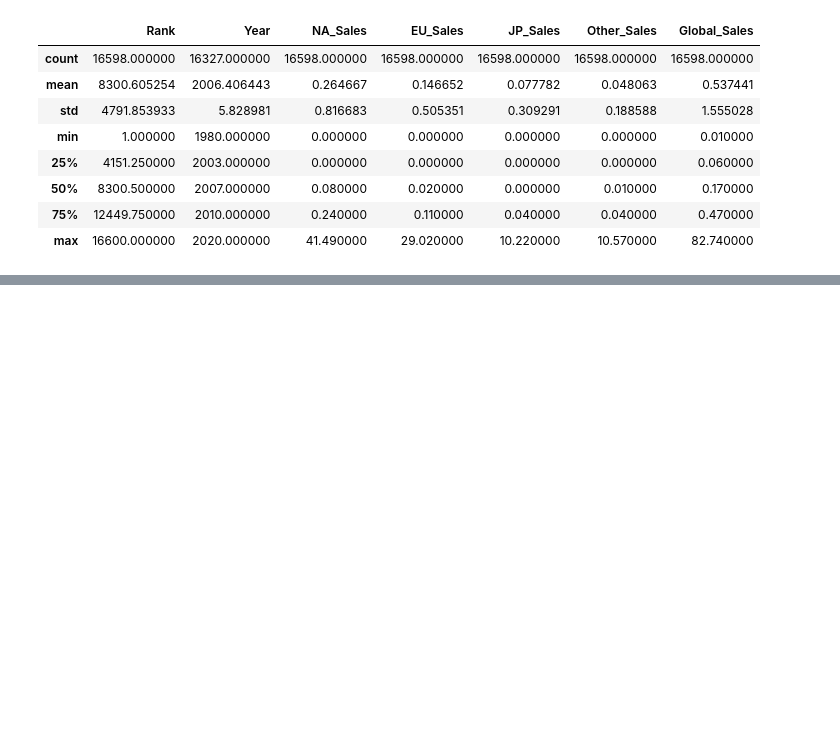
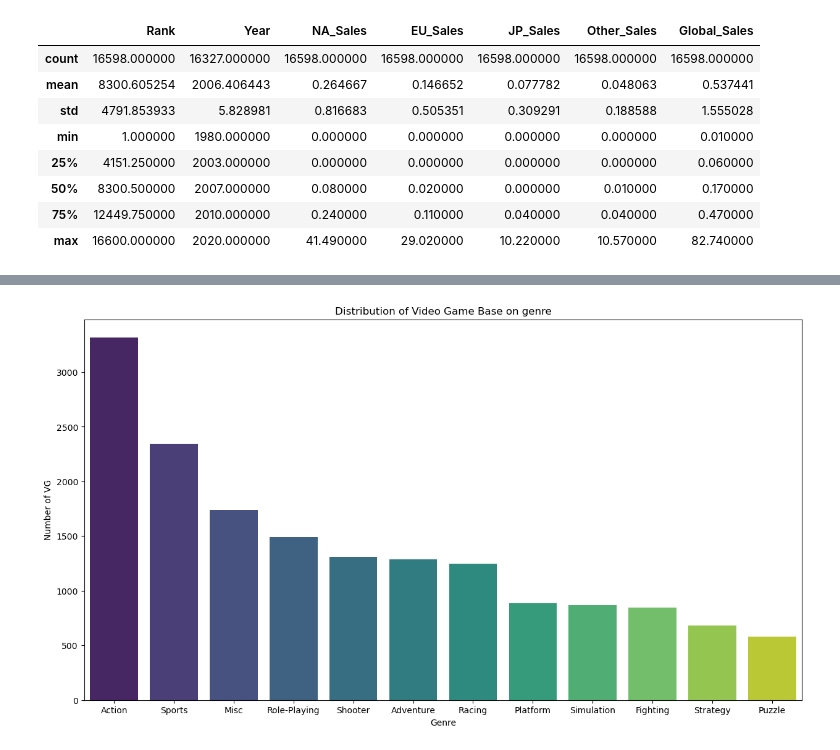
Before and after one commit to Mudacrixxz/ML_4_Beginners_ArewaDS-MMI, a Jupyter notebook: WEEK_003/visualizing_distributions.ipynb, the cells around one changed output, grey strips where cells are left out. Cells and saved outputs as stored; diff of their text form; code cells hidden in the pictures; blank space fills up the shorter version.

```diff
--- a/WEEK_003/visualizing_distributions.ipynb
+++ b/WEEK_003/visualizing_distributions.ipynb
@@ -72,0 +112,9 @@ plt.show()
+# %%
+plt.figure(figsize=(15,8))
+sns.countplot(x = 'Genre', data = VGS, order = VGS['Genre'].value_counts().index, palette = 'viridis')
+plt.title('Distribution of Video Game Base on genre')
+plt.xlabel('Genre')
+plt.ylabel('Number of VG')
+plt.show()
+# %% [output]
+[figure, added]
```
Also changed, not shown: parts of 5 cells of this notebook.
